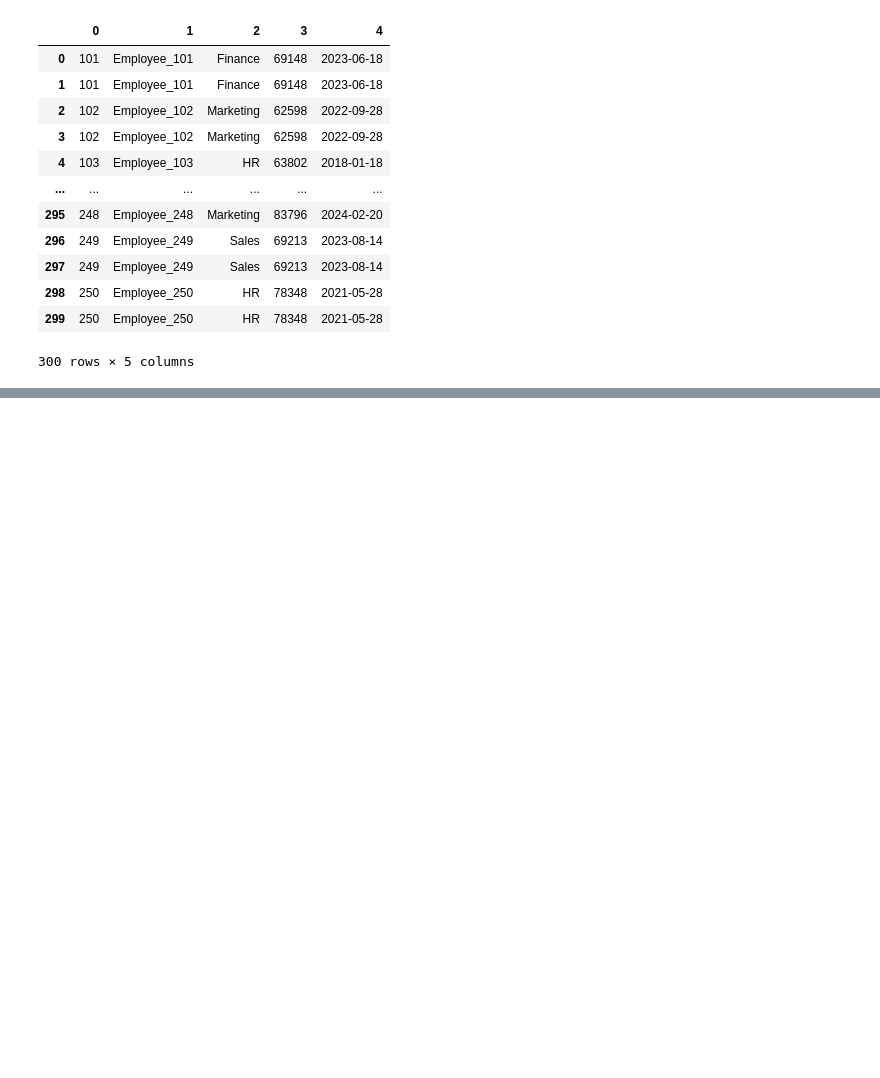
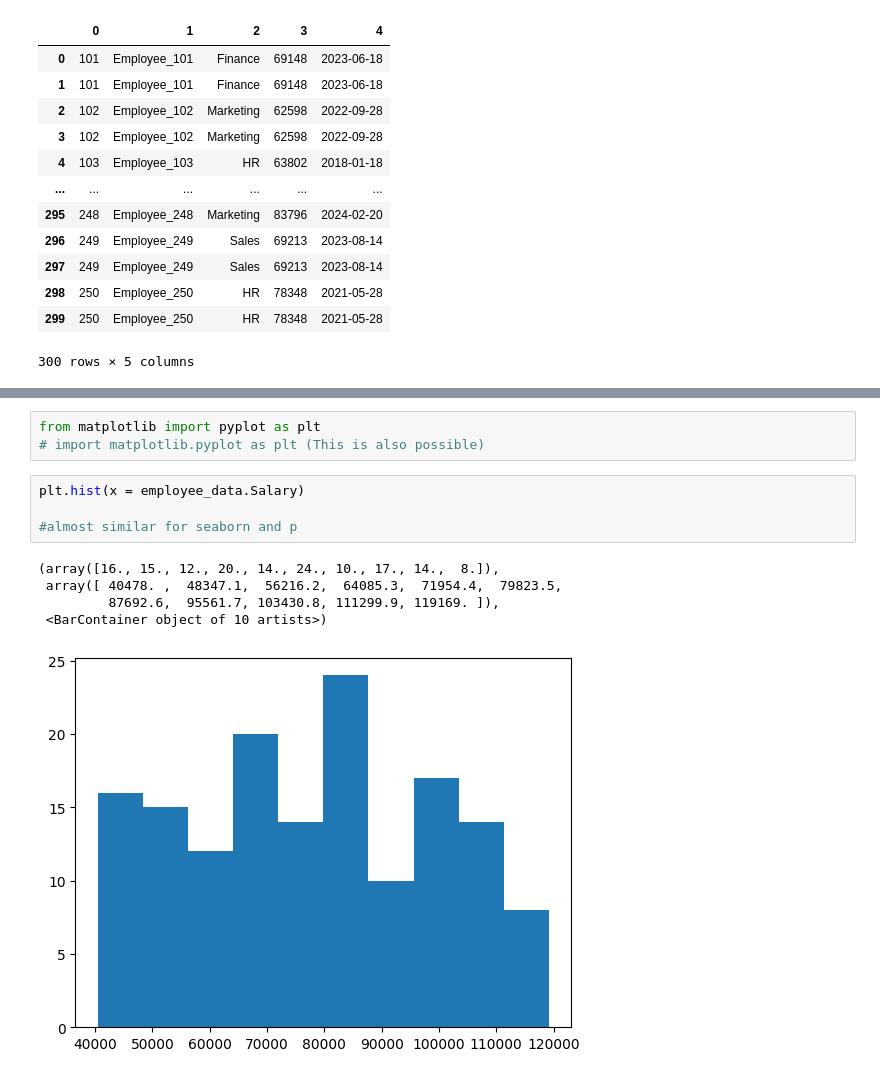
Before and after one commit to raghav2594/python_fundamentals, a Jupyter notebook: jupyter_notebook/02_Python_Library_Introduction/Python_Libraries_Introduction.ipynb, the cells around one changed output, grey strips where cells are left out. Cells and saved outputs as stored; diff of their text form; blank space fills up the shorter version.

Commit message:
Using Matplatlib  - Pyplot library

```diff
--- a/jupyter_notebook/02_Python_Library_Introduction/Python_Libraries_Introduction.ipynb
+++ b/jupyter_notebook/02_Python_Library_Introduction/Python_Libraries_Introduction.ipynb
@@ -87,0 +113,13 @@ pd.DataFrame(data = employee_repeated_data)
+# %%
+from matplotlib import pyplot as plt
+# import matplotlib.pyplot as plt (This is also possible)
+# %%
+plt.hist(x = employee_data.Salary)
+
+#almost similar for seaborn and p
+# %% [output]
+(array([16., 15., 12., 20., 14., 24., 10., 17., 14.,  8.]),
+ array([ 40478. ,  48347.1,  56216.2,  64085.3,  71954.4,  79823.5,
+         87692.6,  95561.7, 103430.8, 111299.9, 119169. ]),
+ <BarContainer object of 10 artists>)
+[figure, added]
```
Also changed, not shown: parts of 3 cells of this notebook.
